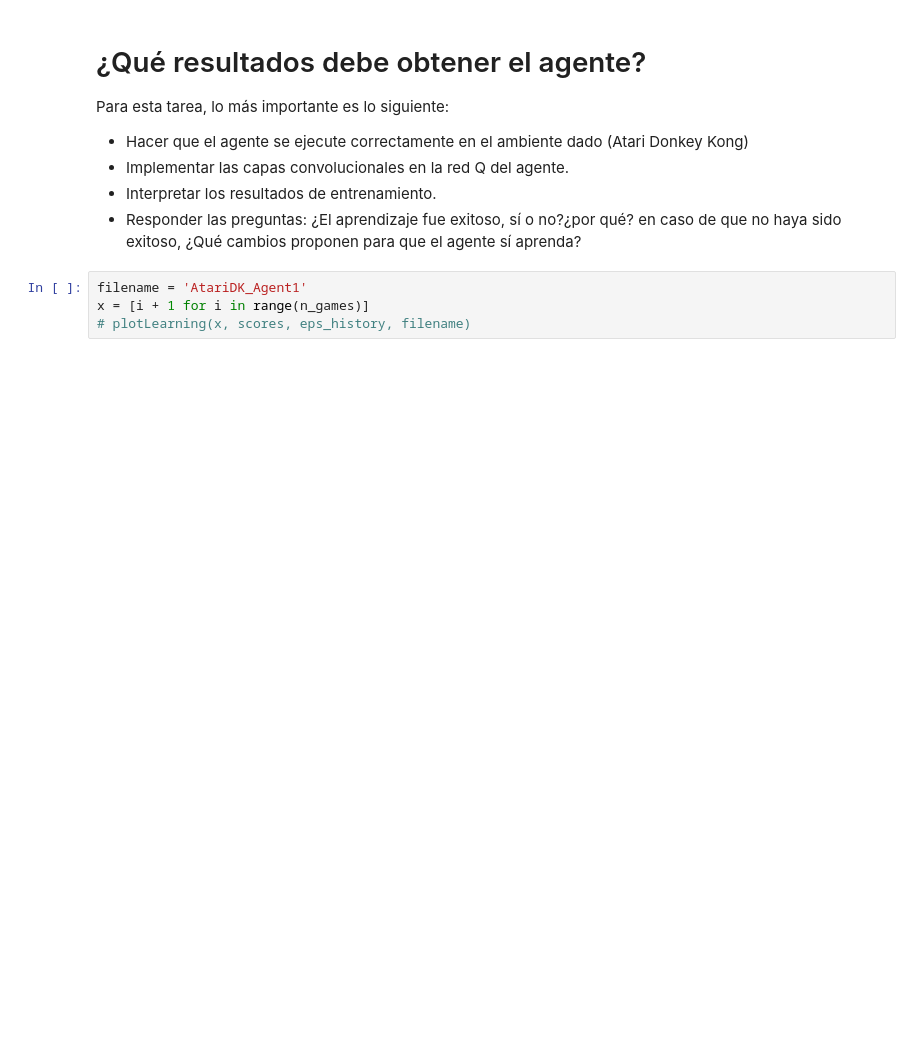
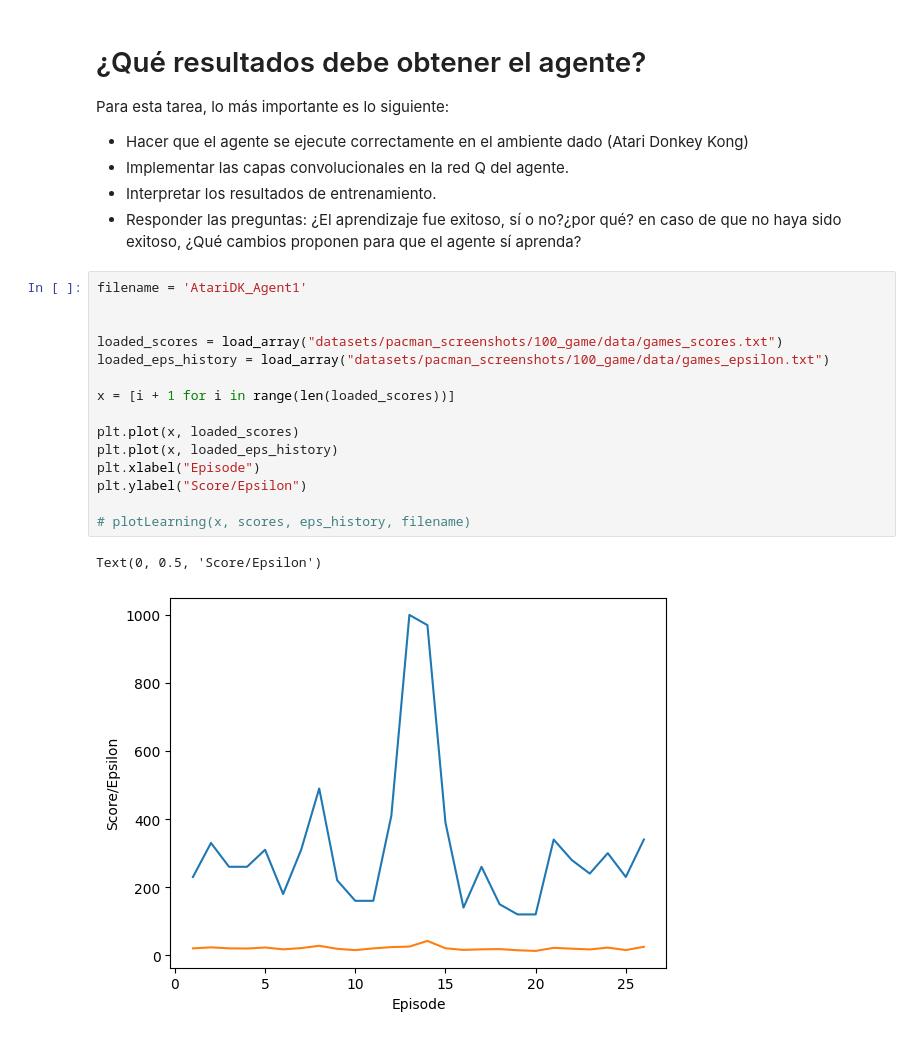
Before and after one commit to jresendiz27/CIC_AIDiploma2025, a Jupyter notebook: notebooks/Tarea_AtariPacman_RL.ipynb, the cells around one changed output. Cells and saved outputs as stored; diff of their text form; blank space fills up the shorter version.

```diff
--- a/notebooks/Tarea_AtariPacman_RL.ipynb
+++ b/notebooks/Tarea_AtariPacman_RL.ipynb
@@ -401,8 +413,22 @@ Para esta tarea, lo más importante es lo siguiente:
 - Responder las preguntas: ¿El aprendizaje fue exitoso, sí o no?¿por qué? en caso de que no haya sido exitoso, ¿Qué cambios proponen para que el agente sí aprenda?
 # %%
 filename = 'AtariDK_Agent1'
-x = [i + 1 for i in range(n_games)]
+
+
+loaded_scores = load_array("datasets/pacman_screenshots/100_game/data/games_scores.txt")
+loaded_eps_history = load_array("datasets/pacman_screenshots/100_game/data/games_epsilon.txt")
+
+x = [i + 1 for i in range(len(loaded_scores))]
+
+plt.plot(x, loaded_scores)
+plt.plot(x, loaded_eps_history)
+plt.xlabel("Episode")
+plt.ylabel("Score/Epsilon")
+
 # plotLearning(x, scores, eps_history, filename)
+# %% [output]
+Text(0, 0.5, 'Score/Epsilon')
+[figure, added]
 # %%
 """
 Valores del Agente para la primera iteracion
```
Also changed, not shown: parts of 2 cells of this notebook.
